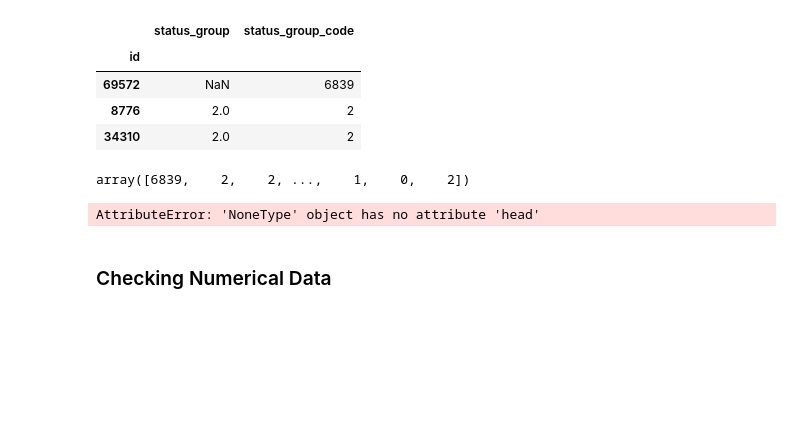
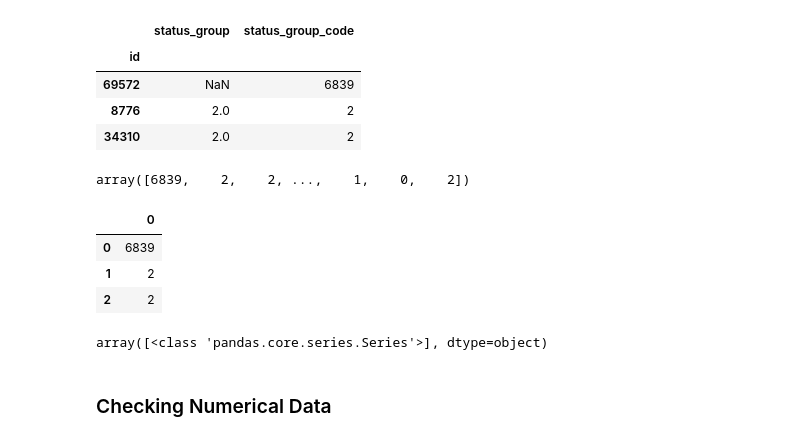
Before and after one commit to RavenNHW/Mod_3_Project, a Jupyter notebook: Preprocessing.ipynb, the cells around one changed output. Saved outputs shown, nothing was run; the diff lists cells and outputs as text; code cells hidden in the pictures; blank space fills up the shorter version.

```diff
--- a/Preprocessing.ipynb
+++ b/Preprocessing.ipynb
@@ -363,10 +365,20 @@ y_train_encoded = encoder(y_train, y_train_cols)
 y_train_encoded
 # %% [output]
 array([6839,    2,    2, ...,    1,    0,    2])
-# %%
-y_train_encoded.head()
-# %% [output]
-AttributeError: 'NoneType' object has no attribute 'head'
+# %%
+#turn y_train_encoded back into a dataframe
+y_train_encoded = pd.DataFrame(data=y_train_encoded)
+y_train_encoded.head(3)
+#y_train_encoded.rename(columns = {0, 'status_group'})
+# %% [output]
+|  | 0 |
+| 0 | 6839 |
+| 1 | 2 |
+| 2 | 2 |
+# %%
+y_train_encoded.apply(type).unique()
+# %% [output]
+array([<class 'pandas.core.series.Series'>], dtype=object)
 # %% [markdown]
 ### Checking Numerical Data
 # %% [markdown]
```
Also changed, not shown: parts of 14 cells of this notebook.
